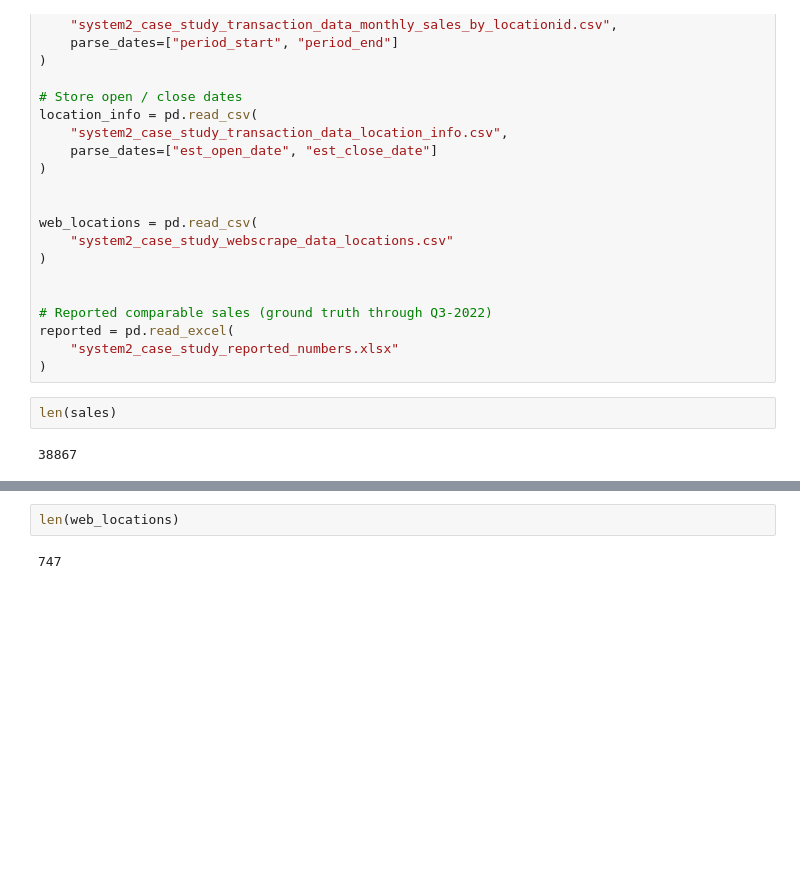
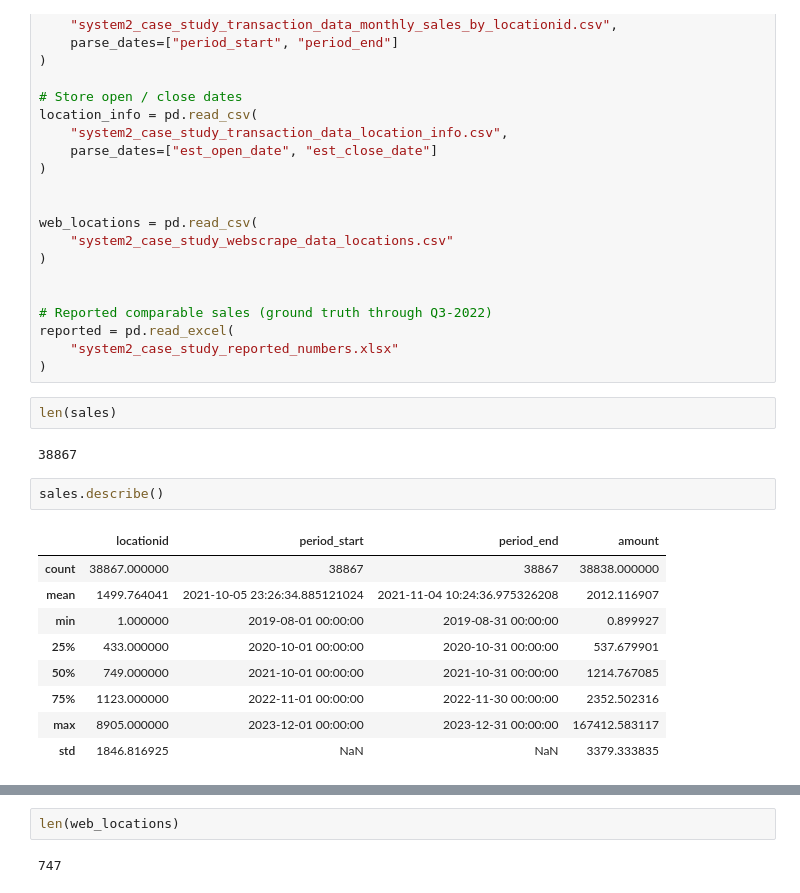
Before and after one commit to Jwdaniel34/party-city-case-study, a Jupyter notebook: case_study_YoY_forecast.ipynb, the cells around one changed output, grey strips where cells are left out. Cells and saved outputs as stored; diff of their text form; blank space fills up the shorter version.

```diff
--- a/case_study_YoY_forecast.ipynb
+++ b/case_study_YoY_forecast.ipynb
@@ -43,3 +50,15 @@ reported = pd.read_excel(
 len(sales)
 # %% [output]
 38867
+# %%
+sales.describe()
+# %% [output]
+|  | locationid | period_start | period_end | amount |
+| count | 38867.000000 | 38867 | 38867 | 38838.000000 |
+| mean | 1499.764041 | 2021-10-05 23:26:34.885121024 | 2021-11-04 10:24:36.975326208 | 2012.116907 |
+| min | 1.000000 | 2019-08-01 00:00:00 | 2019-08-31 00:00:00 | 0.899927 |
+| 25% | 433.000000 | 2020-10-01 00:00:00 | 2020-10-31 00:00:00 | 537.679901 |
+| 50% | 749.000000 | 2021-10-01 00:00:00 | 2021-10-31 00:00:00 | 1214.767085 |
+| 75% | 1123.000000 | 2022-11-01 00:00:00 | 2022-11-30 00:00:00 | 2352.502316 |
+| max | 8905.000000 | 2023-12-01 00:00:00 | 2023-12-31 00:00:00 | 167412.583117 |
+| std | 1846.816925 | NaN | NaN | 3379.333835 |
```
Also changed, not shown: parts of 8 cells of this notebook, 1 other file.
